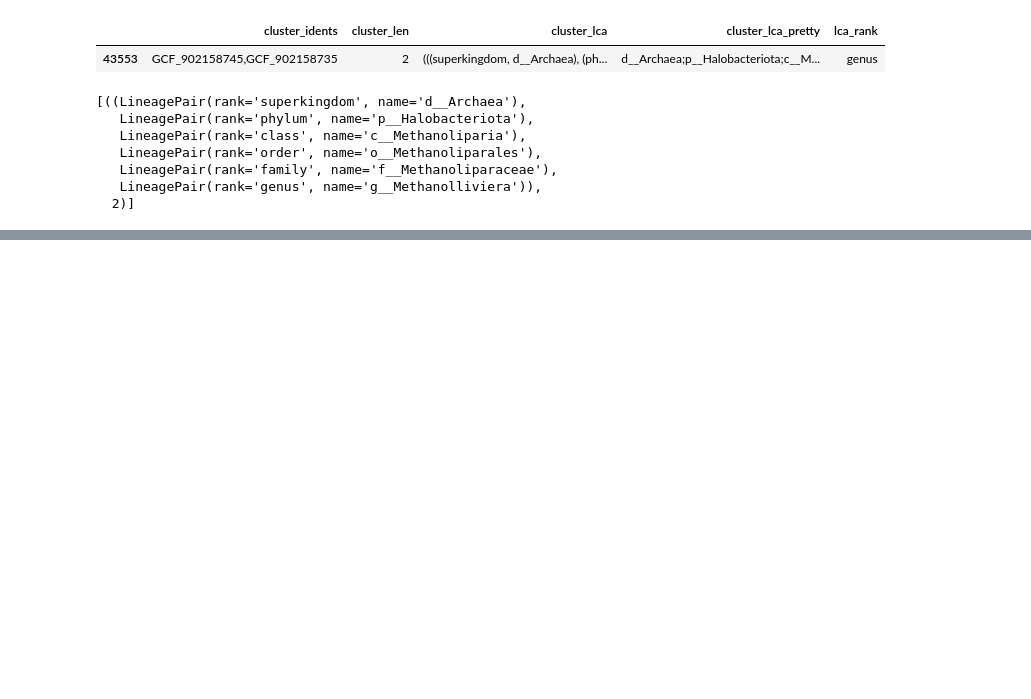
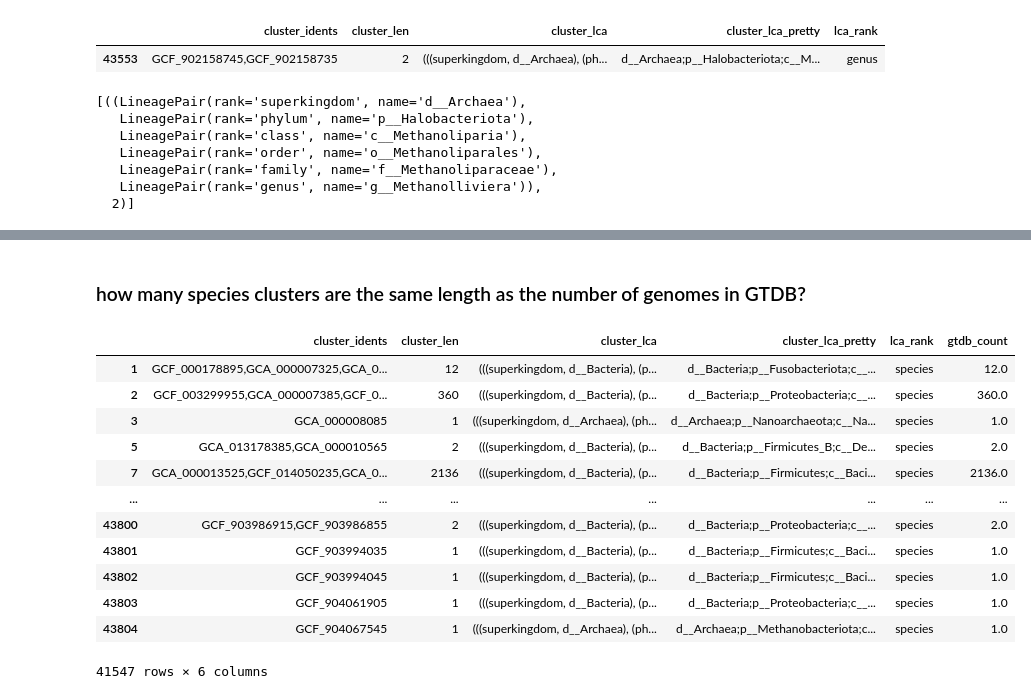
Before and after one commit to bluegenes/2022-ani-sql, a Jupyter notebook: notebooks/03.assess-ANI-clusters.ipynb, the cells around one changed output, grey strips where cells are left out. Saved outputs shown, nothing was run; the diff lists cells and outputs as text; code cells hidden in the pictures; blank space fills up the shorter version.

```diff
--- a/notebooks/03.assess-ANI-clusters.ipynb
+++ b/notebooks/03.assess-ANI-clusters.ipynb
@@ -236,0 +282,18 @@ list(ex_two_cluster["cluster_lca"])
+# %% [markdown]
+### how many species clusters are the same length as the number of genomes in GTDB?
+# %%
+a95[a95["cluster_len"] == a95["gtdb_count"]]
+# %% [output]
+|  | cluster_idents | cluster_len | cluster_lca | cluster_lca_pretty | lca_rank | gtdb_count |
+| 1 | GCF_000178895,GCA_000007325,GCA_0... | 12 | (((superkingdom, d__Bacteria), (p... | d__Bacteria;p__Fusobacteriota;c__... | species | 12.0 |
+| 2 | GCF_003299955,GCA_000007385,GCF_0... | 360 | (((superkingdom, d__Bacteria), (p... | d__Bacteria;p__Proteobacteria;c__... | species | 360.0 |
+| 3 | GCA_000008085 | 1 | (((superkingdom, d__Archaea), (ph... | d__Archaea;p__Nanoarchaeota;c__Na... | species | 1.0 |
+| 5 | GCA_013178385,GCA_000010565 | 2 | (((superkingdom, d__Bacteria), (p... | d__Bacteria;p__Firmicutes_B;c__De... | species | 2.0 |
+| 7 | GCA_000013525,GCF_014050235,GCA_0... | 2136 | (((superkingdom, d__Bacteria), (p... | d__Bacteria;p__Firmicutes;c__Baci... | species | 2136.0 |
+| ... | ... | ... | ... | ... | ... | ... |
+| 43800 | GCF_903986915,GCF_903986855 | 2 | (((superkingdom, d__Bacteria), (p... | d__Bacteria;p__Proteobacteria;c__... | species | 2.0 |
+| 43801 | GCF_903994035 | 1 | (((superkingdom, d__Bacteria), (p... | d__Bacteria;p__Firmicutes;c__Baci... | species | 1.0 |
+| 43802 | GCF_903994045 | 1 | (((superkingdom, d__Bacteria), (p... | d__Bacteria;p__Firmicutes;c__Baci... | species | 1.0 |
+| 43803 | GCF_904061905 | 1 | (((superkingdom, d__Bacteria), (p... | d__Bacteria;p__Proteobacteria;c__... | species | 1.0 |
+| 43804 | GCF_904067545 | 1 | (((superkingdom, d__Archaea), (ph... | d__Archaea;p__Methanobacteriota;c... | species | 1.0 |
+41547 rows × 6 columns
```
Also changed, not shown: parts of 10 cells of this notebook.
